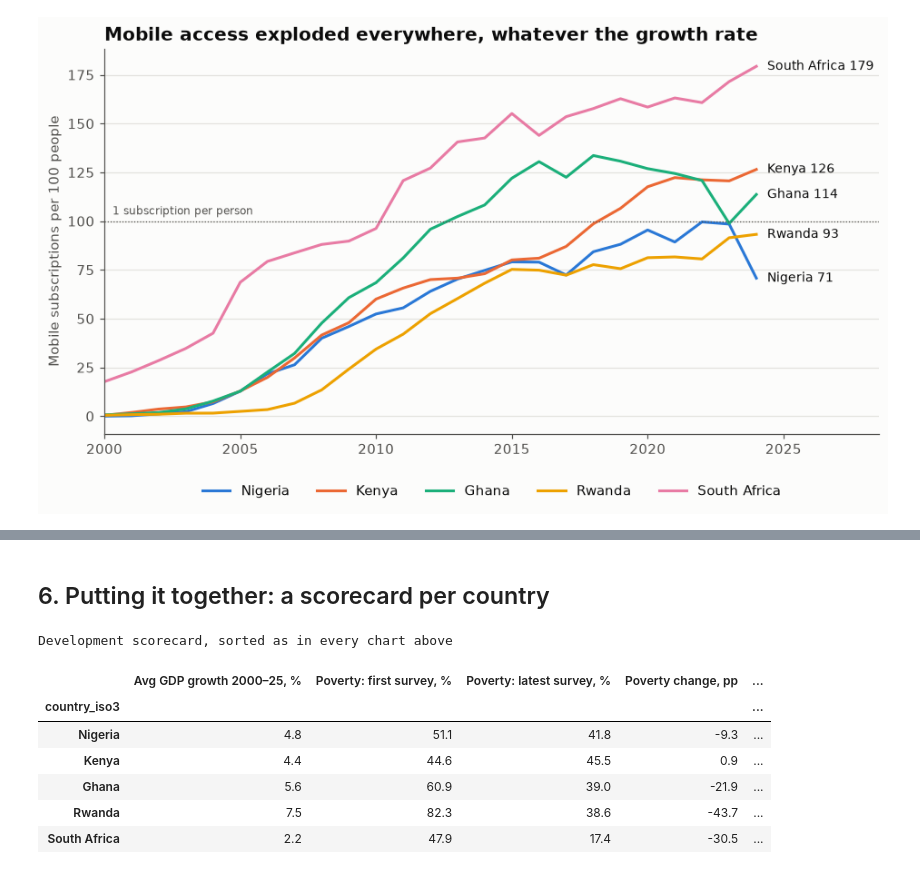
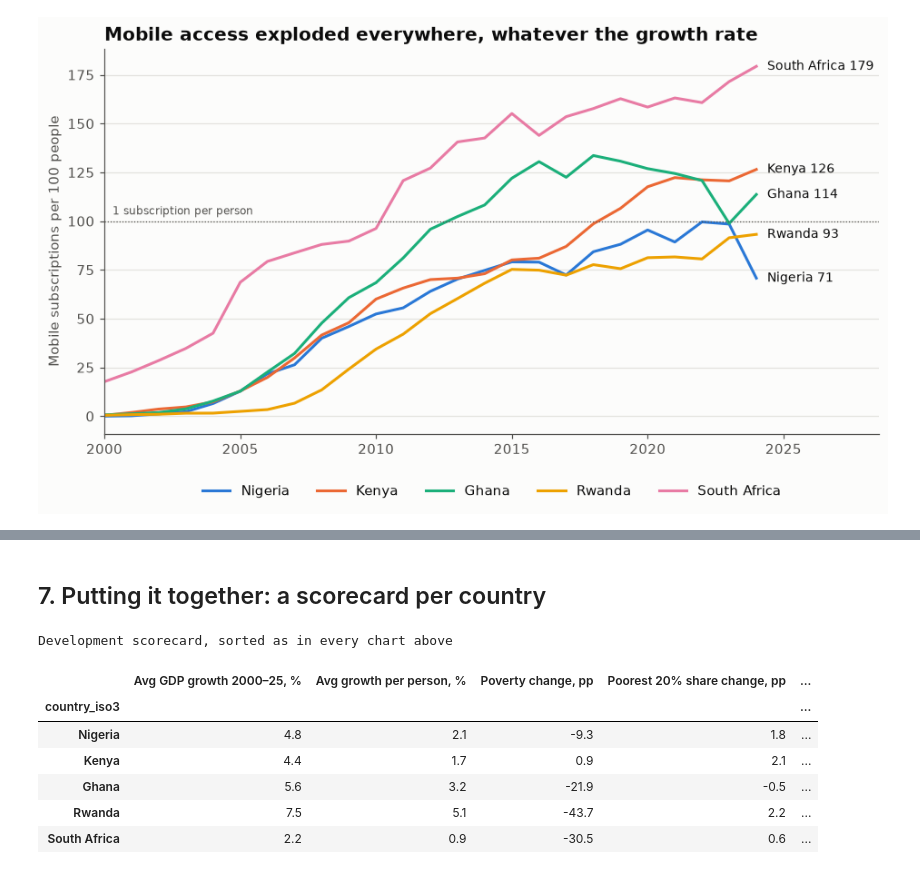
Before and after one commit to alice80learns/Alice_projects, a Jupyter notebook: growth_vs_econdev/notebooks/analysis.ipynb, the cells around one changed output, grey strips where cells are left out. Cells and saved outputs as stored; diff of their text form; code cells hidden in the pictures.

```diff
--- a/growth_vs_econdev/notebooks/analysis.ipynb
+++ b/growth_vs_econdev/notebooks/analysis.ipynb
@@ -266,0 +314,25 @@ weak on a sample this small is a reason to investigate, not a conclusion.
+# %%
+share = surveys.groupby("country_iso3").agg(first_year=("year", "first"), first_pct=("income_share_bottom20_pct", "first"),
+                                            last_year=("year", "last"), last_pct=("income_share_bottom20_pct", "last")).reindex(COUNTRIES)
+
+fig, ax = plt.subplots(figsize=(10, 4.2))
+for i, c in enumerate(COUNTRIES):
+    r = share.loc[c]
+    ax.annotate("", xy=(r.last_pct, i), xytext=(r.first_pct, i),
+                arrowprops=dict(arrowstyle="-|>", color=COLORS[c], lw=2, mutation_scale=14))
+    ax.scatter([r.first_pct], [i], color="#fcfcfb", edgecolor=COLORS[c], linewidth=2, s=60, zorder=3)
+    left, right = sorted([(r.first_pct, int(r.first_year)), (r.last_pct, int(r.last_year))])
+    ax.text(left[0] - 0.12, i, f"{left[0]:.1f}% ({left[1]})", ha="right", va="center", fontsize=9)
+    ax.text(right[0] + 0.12, i, f"{right[0]:.1f}% ({right[1]})", ha="left", va="center", fontsize=9)
+ax.set_yticks(range(len(COUNTRIES)), [NAMES[c] for c in COUNTRIES])
+ax.invert_yaxis()
+ax.set_xlim(1.5, 9.5)
+ax.grid(axis="y", visible=False)
+ax.grid(axis="x", visible=True)
+ax.set_xlabel("Share of income or consumption held by the poorest 20%, %  (hollow dot = first survey, arrow = latest)")
+ax.set_title("The poorest got a bigger slice in four countries; Ghana is the exception")
+plt.show()
+
+spans["bottom20_change_pp_per_year"] = spans.bottom20_change_pp / spans.span_years
+r_share = spans[["avg_gdp_growth_pct", "bottom20_change_pp_per_year"]].corr().iloc[0, 1]
+print(f"Correlation between growth and the yearly change in the poorest 20%'s share, across 21 spans: {r_share:.2f}")
@@ -338,31 +508,34 @@ This sets up **Project 3 (mobile money)**.
 # %% [markdown]
-## 6. Putting it together: a scorecard per country
+## 7. Putting it together: a scorecard per country
 # %%
-growth = country_year.groupby("country_iso3").gdp_growth_pct.mean()
-unemp = country_year.set_index(["country_iso3", "year"]).unemployment_pct.unstack()
-mobile = country_year.set_index(["country_iso3", "year"]).mobile_per_100.unstack()
+by_year = lambda col: country_year.set_index(["country_iso3", "year"])[col].unstack()
+unemp, vuln = by_year("unemployment_pct"), by_year("vulnerable_employment_pct")
+elec, life_exp, mobile = by_year("electricity_access_pct"), by_year("life_expectancy_years"), by_year("mobile_per_100")
 
 scorecard = pd.DataFrame({
-    "Avg GDP growth 2000–25, %": growth,
-    "Poverty: first survey, %": first_last.first_pct,
-    "Poverty: latest survey, %": first_last.last_pct,
+    "Avg GDP growth 2000–25, %": country_year.groupby("country_iso3").gdp_growth_pct.mean(),
+    "Avg growth per person, %": country_year.groupby("country_iso3").gdp_per_capita_growth_pct.mean(),
     "Poverty change, pp": first_last.change_pp,
-    "Unemployment change 2000–25, pp": unemp[2025] - unemp[2000],
+    "Poorest 20% share change, pp": share.last_pct - share.first_pct,
+    "Unemployment change, pp": unemp[2025] - unemp[2000],
+    "Vulnerable work change, pp": vuln[2025] - vuln[2000],
+    "Electricity 2024, %": elec[2024],
+    "Life expectancy gain, years": life_exp[2024] - life_exp[2000],
     "Mobile per 100, 2024": mobile[2024],
 }).reindex(COUNTRIES).rename(index=NAMES).round(1)
 
 (scorecard.style.format("{:.1f}")
     .background_gradient(subset=["Poverty change, pp"], cmap="Blues_r")
     .set_caption("Development scorecard, sorted as in every chart above"))
 # %% [output]
 Development scorecard, sorted as in every chart above
-|  | Avg GDP growth 2000–25, % | Poverty: first survey, % | Poverty: latest survey, % | Poverty change, pp | ... |
+|  | Avg GDP growth 2000–25, % | Avg growth per person, % | Poverty change, pp | Poorest 20% share change, pp | ... |
 | country_iso3 |  |  |  |  | ... |
-| Nigeria | 4.8 | 51.1 | 41.8 | -9.3 | ... |
-| Kenya | 4.4 | 44.6 | 45.5 | 0.9 | ... |
-| Ghana | 5.6 | 60.9 | 39.0 | -21.9 | ... |
-| Rwanda | 7.5 | 82.3 | 38.6 | -43.7 | ... |
-| South Africa | 2.2 | 47.9 | 17.4 | -30.5 | ... |
+| Nigeria | 4.8 | 2.1 | -9.3 | 1.8 | ... |
+| Kenya | 4.4 | 1.7 | 0.9 | 2.1 | ... |
+| Ghana | 5.6 | 3.2 | -21.9 | -0.5 | ... |
+| Rwanda | 7.5 | 5.1 | -43.7 | 2.2 | ... |
+| South Africa | 2.2 | 0.9 | -30.5 | 0.6 | ... |
 # %% [markdown]
 **The answer to the main question:** **only partly.**
 
```
Also changed, not shown: parts of 26 cells of this notebook, 18 other files.
